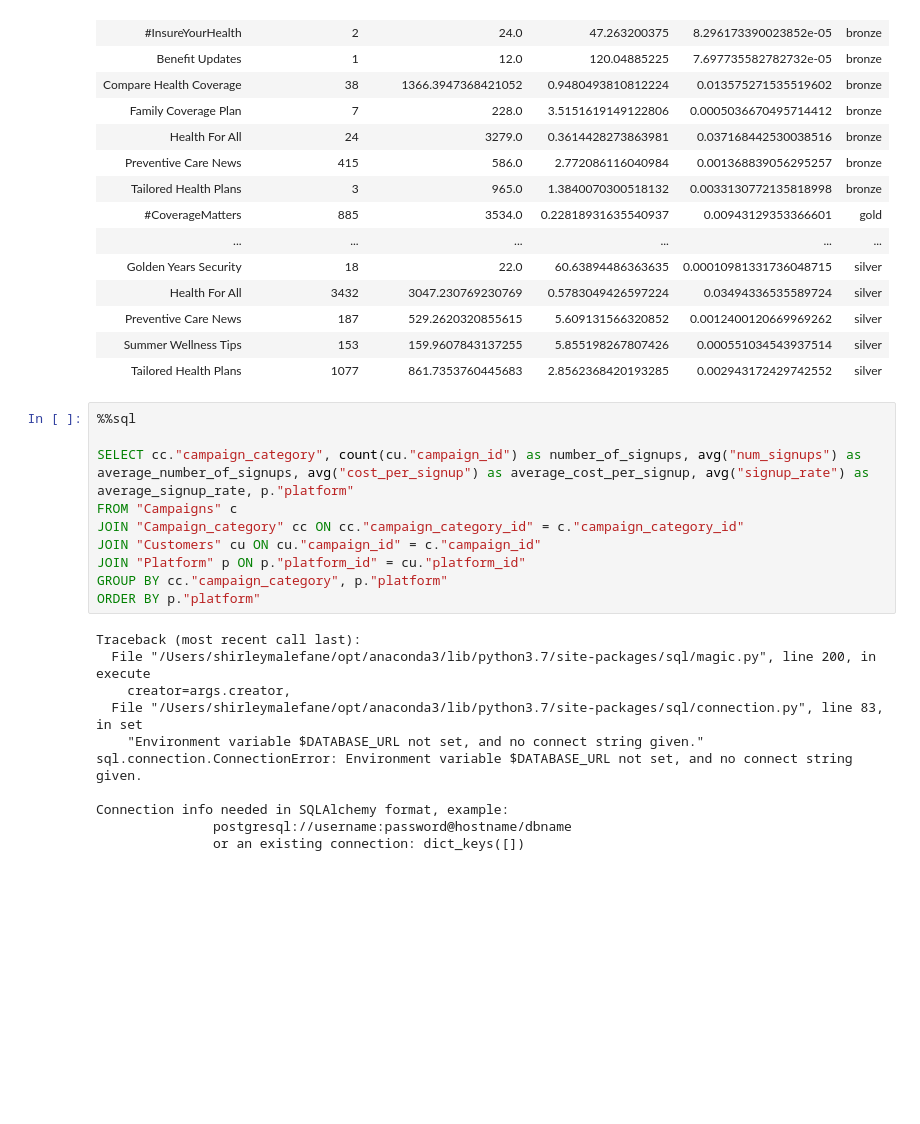
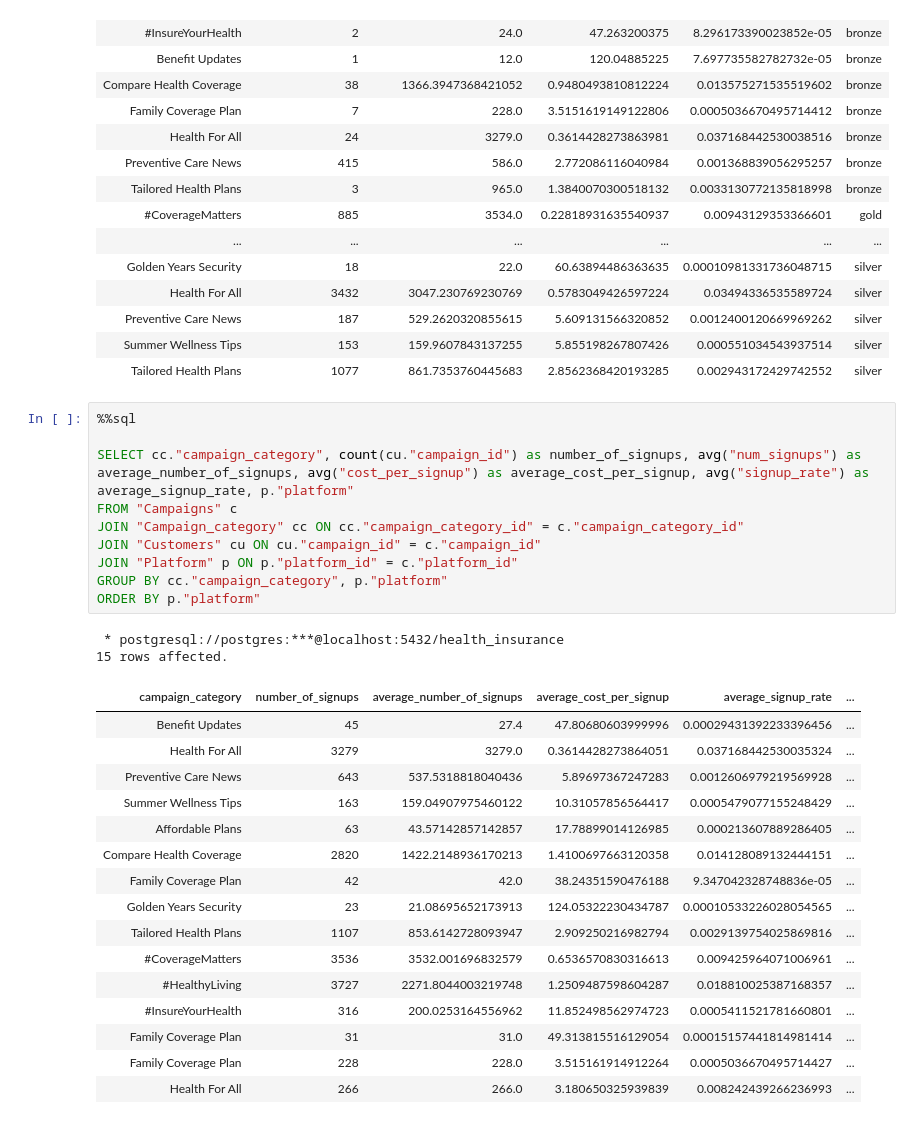
Before and after one commit to The-DigitalAcademy/Health_Insurance, a Jupyter notebook: SQL_Analysis.ipynb, the cells around one changed output. Drawn from its saved outputs; the diff is of its cells as text; blank space fills up the shorter version.

```diff
--- a/SQL_Analysis.ipynb
+++ b/SQL_Analysis.ipynb
@@ -122,21 +125,29 @@ ORDER BY p."plan"
 # %%
 %%sql
 
 SELECT cc."campaign_category", count(cu."campaign_id") as number_of_signups, avg("num_signups") as average_number_of_signups, avg("cost_per_signup") as average_cost_per_signup, avg("signup_rate") as average_signup_rate, p."platform"
 FROM "Campaigns" c
 JOIN "Campaign_category" cc ON cc."campaign_category_id" = c."campaign_category_id"
 JOIN "Customers" cu ON cu."campaign_id" = c."campaign_id"
-JOIN "Platform" p ON p."platform_id" = cu."platform_id"
+JOIN "Platform" p ON p."platform_id" = c."platform_id"
 GROUP BY cc."campaign_category", p."platform"
 ORDER BY p."platform"
 # %% [output]
-Traceback (most recent call last):
-  File "/Users/shirleymalefane/opt/anaconda3/lib/python3.7/site-packages/sql/magic.py", line 200, in execute
-    creator=args.creator,
-  File "/Users/shirleymalefane/opt/anaconda3/lib/python3.7/site-packages/sql/connection.py", line 83, in set
-    "Environment variable $DATABASE_URL not set, and no connect string given."
-sql.connection.ConnectionError: Environment variable $DATABASE_URL not set, and no connect string given.
-
-Connection info needed in SQLAlchemy format, example:
-               postgresql://username:password@hostname/dbname
-               or an existing connection: dict_keys([])
+ * postgresql://postgres:***@localhost:5432/health_insurance
+15 rows affected.
+| campaign_category | number_of_signups | average_number_of_signups | average_cost_per_signup | average_signup_rate | ... |
+| Benefit Updates | 45 | 27.4 | 47.80680603999996 | 0.00029431392233396456 | ... |
+| Health For All | 3279 | 3279.0 | 0.3614428273864051 | 0.037168442530035324 | ... |
+| Preventive Care News | 643 | 537.5318818040436 | 5.89697367247283 | 0.0012606979219569928 | ... |
+| Summer Wellness Tips | 163 | 159.04907975460122 | 10.31057856564417 | 0.0005479077155248429 | ... |
+| Affordable Plans | 63 | 43.57142857142857 | 17.78899014126985 | 0.000213607889286405 | ... |
+| Compare Health Coverage | 2820 | 1422.2148936170213 | 1.4100697663120358 | 0.014128089132444151 | ... |
+| Family Coverage Plan | 42 | 42.0 | 38.24351590476188 | 9.347042328748836e-05 | ... |
+| Golden Years Security | 23 | 21.08695652173913 | 124.05322230434787 | 0.00010533226028054565 | ... |
+| Tailored Health Plans | 1107 | 853.6142728093947 | 2.909250216982794 | 0.0029139754025869816 | ... |
+| #CoverageMatters | 3536 | 3532.001696832579 | 0.6536570830316613 | 0.009425964071006961 | ... |
+| #HealthyLiving | 3727 | 2271.8044003219748 | 1.2509487598604287 | 0.018810025387168357 | ... |
+| #InsureYourHealth | 316 | 200.0253164556962 | 11.852498562974723 | 0.0005411521781660801 | ... |
+| Family Coverage Plan | 31 | 31.0 | 49.313815516129054 | 0.00015157441814981414 | ... |
+| Family Coverage Plan | 228 | 228.0 | 3.515161914912264 | 0.0005036670495714427 | ... |
+| Health For All | 266 | 266.0 | 3.180650325939839 | 0.008242439266236993 | ... |
```
Also changed, not shown: parts of 3 cells of this notebook, 1 other file.
